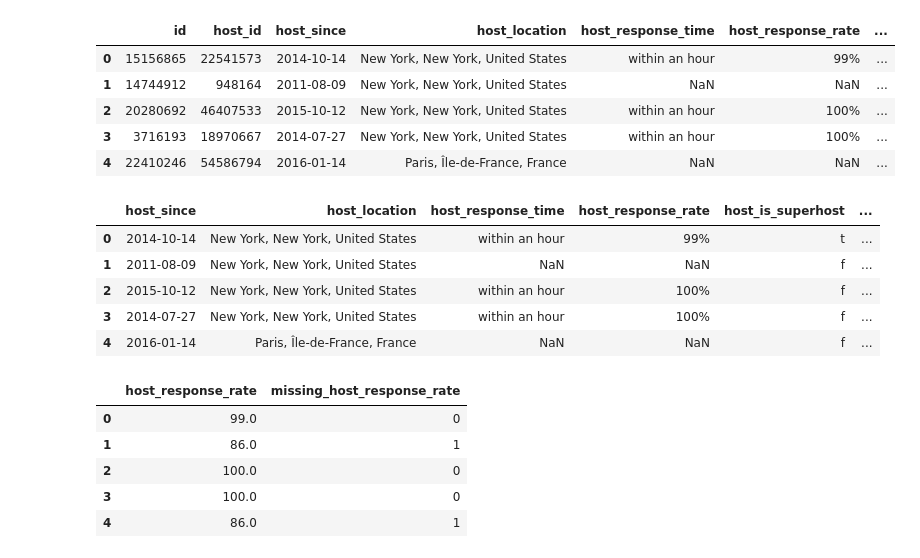
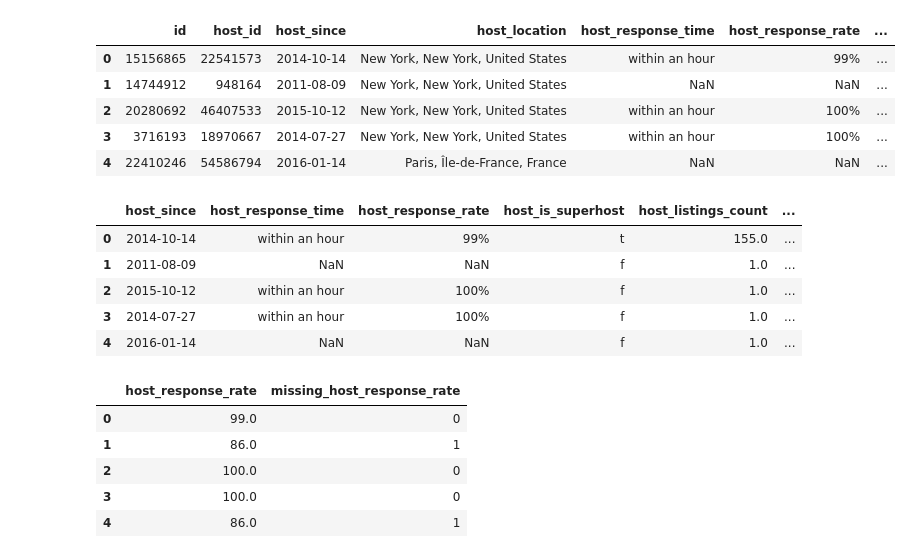
Before and after one commit to Willnguyen02/CS235F_HW2, a Jupyter notebook: CS235_HW2_Nguyen_William.ipynb, the cells around one changed output. Saved outputs shown, nothing was run; the diff lists cells and outputs as text; code cells hidden in the pictures.

```diff
--- a/CS235_HW2_Nguyen_William.ipynb
+++ b/CS235_HW2_Nguyen_William.ipynb
@@ -132,16 +137,18 @@ trainDF.head()
 | 3 | 3716193 | 18970667 | 2014-07-27 | New York, New York, United States | within an hour | 100% | ... |
 | 4 | 22410246 | 54586794 | 2016-01-14 | Paris, Île-de-France, France | NaN | NaN | ... |
 # %%
-# Dropped features that have little to no impact of prediction: "id", "host_id", "is_business_travel_ready"(all f)
-trainDF = trainDF.drop(columns=["id", "host_id", "is_business_travel_ready"], axis=1)
+# Dropped features that have little to no impact of prediction: "id", "host_id", "is_business_travel_ready"(all f), host_location, host_neighbourhood
+# Removed host_location b/c the same data is repeated in other features [city, state, zipcode]
+# Removed host_neighbourhood b/c it is a duplicated feature with neighbourhood_group_cleansed with little negligable differences
+trainDF = trainDF.drop(columns=["id", "host_id", "is_business_travel_ready", "host_location", "host_neighbourhood"], axis=1)
 trainDF.head()
 # %% [output]
-|  | host_since | host_location | host_response_time | host_response_rate | host_is_superhost | ... |
-| 0 | 2014-10-14 | New York, New York, United States | within an hour | 99% | t | ... |
-| 1 | 2011-08-09 | New York, New York, United States | NaN | NaN | f | ... |
-| 2 | 2015-10-12 | New York, New York, United States | within an hour | 100% | f | ... |
-| 3 | 2014-07-27 | New York, New York, United States | within an hour | 100% | f | ... |
-| 4 | 2016-01-14 | Paris, Île-de-France, France | NaN | NaN | f | ... |
+|  | host_since | host_response_time | host_response_rate | host_is_superhost | host_listings_count | ... |
+| 0 | 2014-10-14 | within an hour | 99% | t | 155.0 | ... |
+| 1 | 2011-08-09 | NaN | NaN | f | 1.0 | ... |
+| 2 | 2015-10-12 | within an hour | 100% | f | 1.0 | ... |
+| 3 | 2014-07-27 | within an hour | 100% | f | 1.0 | ... |
+| 4 | 2016-01-14 | NaN | NaN | f | 1.0 | ... |
 # %%
 # [host_response_rate]
 
```
Also changed, not shown: parts of 17 cells of this notebook.
